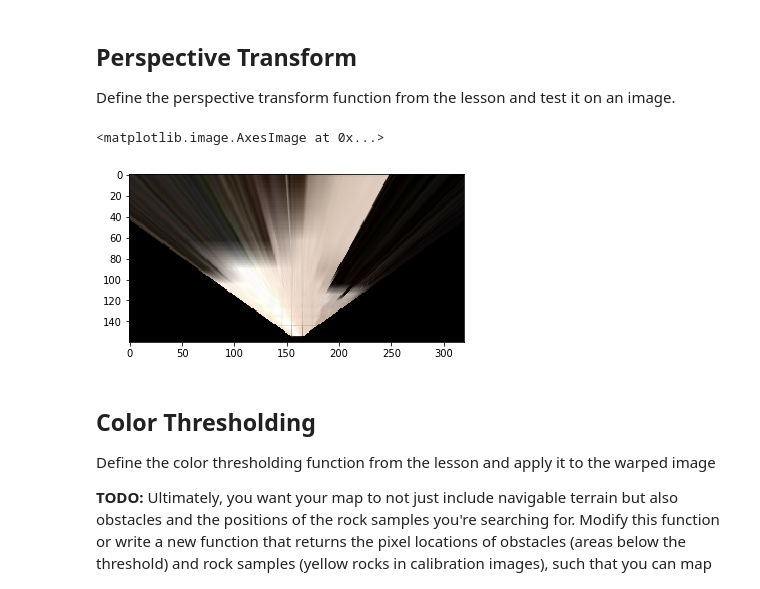
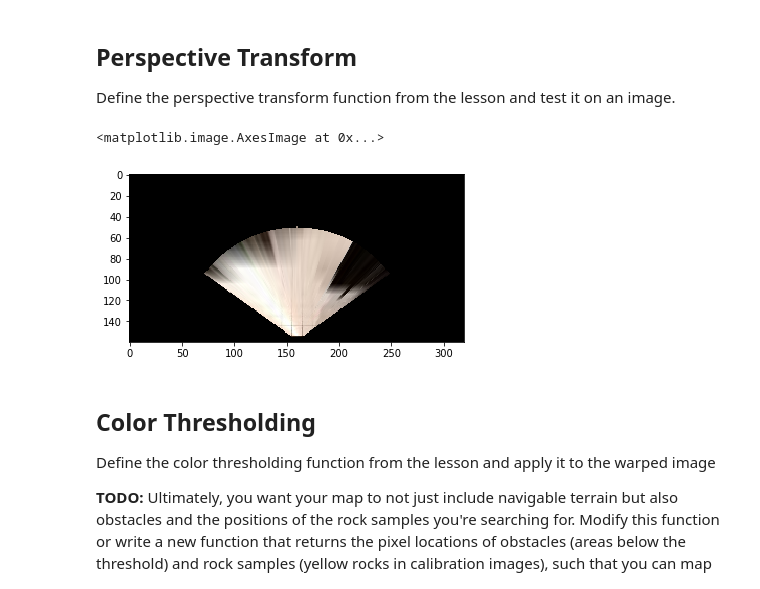
Before and after one commit to albertoferna/RoboND-Rover-Project, a Jupyter notebook: code/Rover_Project_Test_Notebook.ipynb, the cells around one changed output. Drawn from its saved outputs; the diff is of its cells as text; code cells hidden in the pictures.

```diff
--- a/code/Rover_Project_Test_Notebook.ipynb
+++ b/code/Rover_Project_Test_Notebook.ipynb
@@ -72,11 +72,14 @@ Define the perspective transform function from the lesson and test it on an imag
 # grid cell in front of the rover (each grid cell is 1 square meter in the sim)
 # Define a function to perform a perspective transform
 def perspect_transform(img, src, dst):
-
     M = cv2.getPerspectiveTransform(src, dst)
     warped = cv2.warpPerspective(img, M, (img.shape[1], img.shape[0]))# keep same size as input image
-
-    return warped
+    # mask far away pixels
+    height, width, depth = warped.shape
+    circle_img = np.zeros((height,width), np.uint8)
+    cv2.circle(circle_img, (width//2, height), 110,1,thickness=-1)
+    masked_data = cv2.bitwise_and(warped, warped, mask=circle_img)
+    return masked_data
 
 
 # Define calibration box in source (actual) and destination (desired) coordinates
@@ -93,13 +96,13 @@
                   [image.shape[1]/2 + dst_size, image.shape[0] - bottom_offset],
                   [image.shape[1]/2 + dst_size, image.shape[0] - 2*dst_size - bottom_offset],
                   [image.shape[1]/2 - dst_size, image.shape[0] - 2*dst_size - bottom_offset],
                   ])
 warped = perspect_transform(grid_img, source, destination)
 plt.imshow(warped)
 #scipy.misc.imsave('../output/warped_example.jpg', warped)
 # %% [output]
 <matplotlib.image.AxesImage at 0x...>
-[figure, old version]
+[figure, new version]
 # %% [markdown]
 ## Color Thresholding
 Define the color thresholding function from the lesson and apply it to the warped image
```
Also changed, not shown: parts of 8 cells of this notebook, 4 other files.
